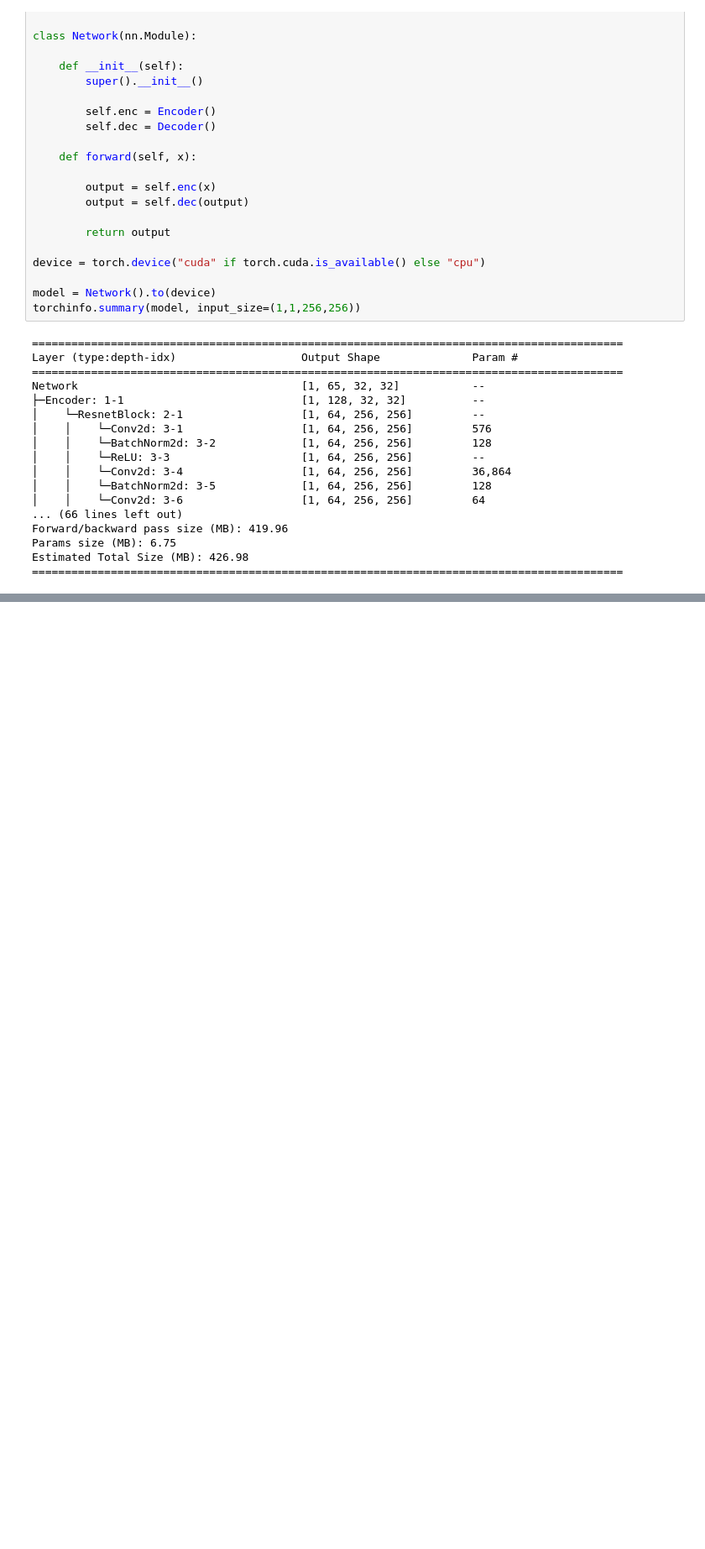
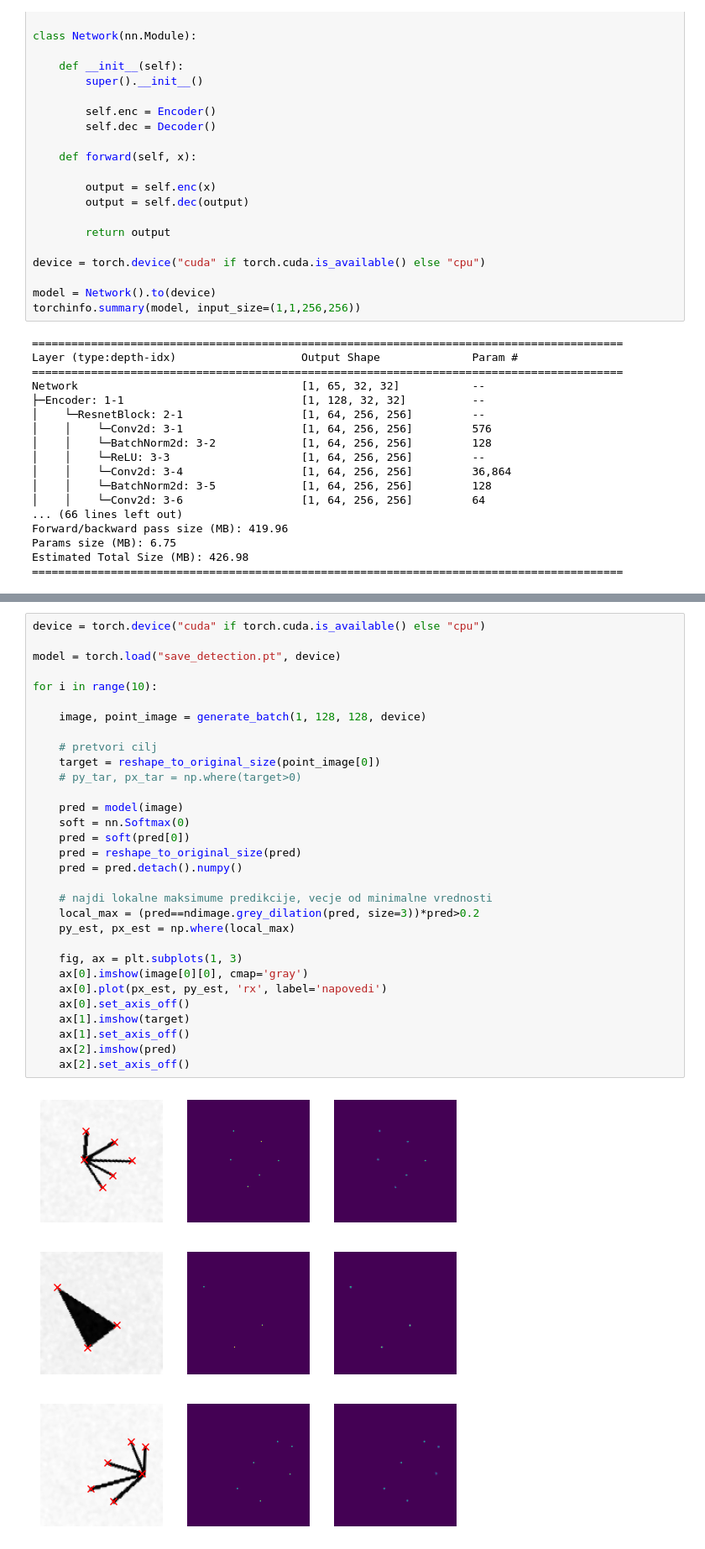
Before and after one commit to vstevanoska/point_detection, a Jupyter notebook: detekcija_tock.ipynb, the cells around one changed output, grey strips where cells are left out. Shown at 84% size. Cells and saved outputs as stored; diff of their text form; blank space fills up the shorter version.

```diff
--- a/detekcija_tock.ipynb
+++ b/detekcija_tock.ipynb
@@ -882,0 +896,35 @@ def reshape_to_original_size():
+# %%
+device = torch.device("cuda" if torch.cuda.is_available() else "cpu")
+
+model = torch.load("save_detection.pt", device)
+
+for i in range(10):
+
+    image, point_image = generate_batch(1, 128, 128, device)
+
+    # pretvori cilj
+    target = reshape_to_original_size(point_image[0])
+    # py_tar, px_tar = np.where(target>0)
+
+    pred = model(image)
+    soft = nn.Softmax(0)
+    pred = soft(pred[0])
+    pred = reshape_to_original_size(pred)
+    pred = pred.detach().numpy()
+
+    # najdi lokalne maksimume predikcije, vecje od minimalne vrednosti
+    local_max = (pred==ndimage.grey_dilation(pred, size=3))*pred>0.2
+    py_est, px_est = np.where(local_max)
+
+    fig, ax = plt.subplots(1, 3)
+    ax[0].imshow(image[0][0], cmap='gray')
+    ax[0].plot(px_est, py_est, 'rx', label='napovedi')
+    ax[0].set_axis_off()
+    ax[1].imshow(target)
+    ax[1].set_axis_off()
+    ax[2].imshow(pred)
+    ax[2].set_axis_off()
+# %% [output]
+[figure, added]
+[figure, added]
+[figure, added]
```
Also changed, not shown: parts of 20 cells of this notebook, 11 other files.
